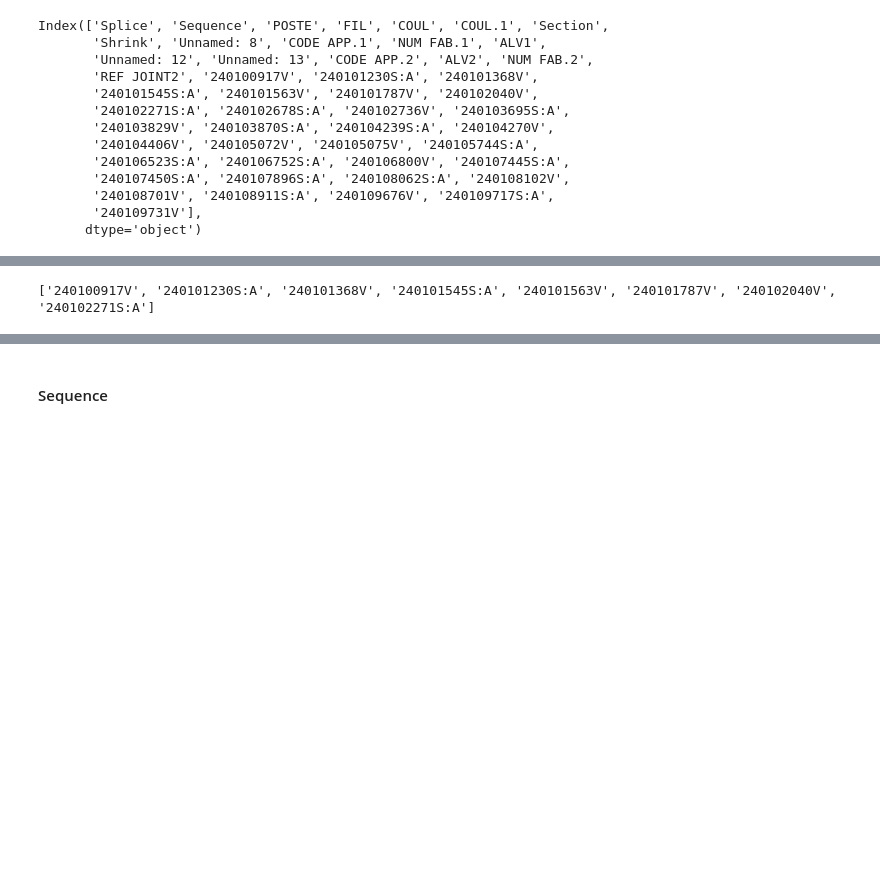
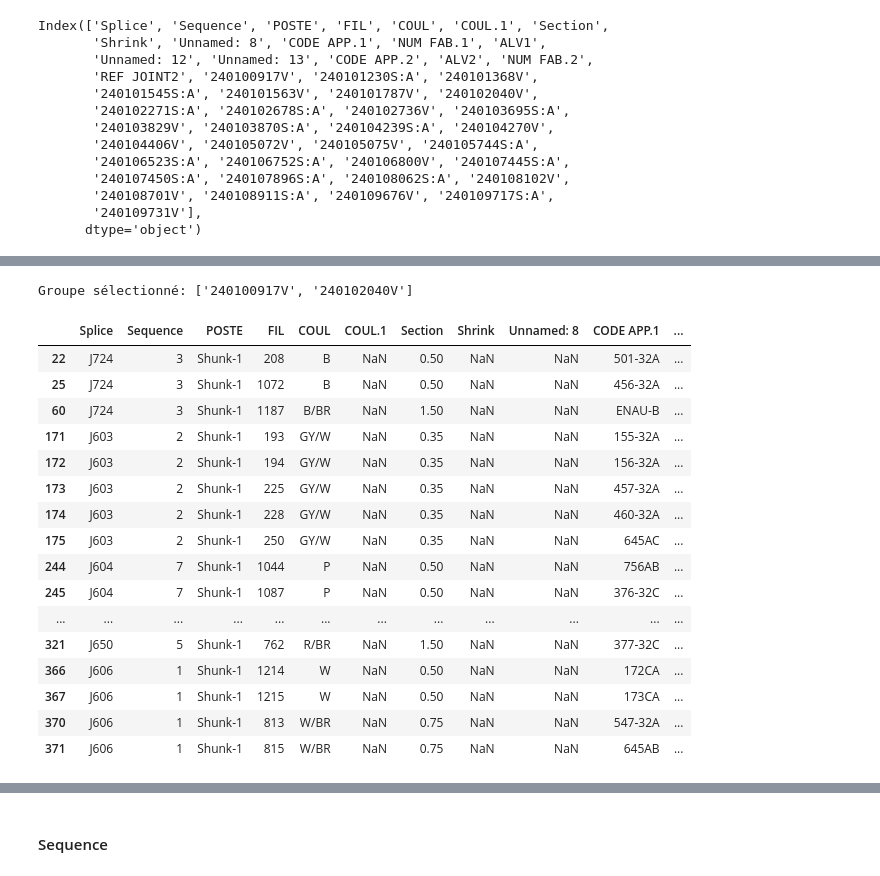
Before and after one commit to Abdelhamid2c/MAP-splice-wire, a Jupyter notebook: Code.ipynb, the cells around one changed output, grey strips where cells are left out. Saved outputs shown, nothing was run; the diff lists cells and outputs as text; code cells hidden in the pictures; blank space fills up the shorter version.

```diff
--- a/Code.ipynb
+++ b/Code.ipynb
@@ -4,7 +86,7 @@ path_data = r"C:\Users\user\Desktop\MAP joint\Data\Data_jointe.xlsx"
 import pandas as pd
 pd.set_option('display.max_columns', None)
 
-df = pd.read_excel(path_data, sheet_name="Principal", )
+df = pd.read_excel(path_data, sheet_name="Principal" )
 # %%
 df.sample(10)
 # %% [output]
@@ -21,0 +104,3 @@ df.sample(10)
+# %%
+df['Sequence'] = df['Sequence'].fillna(0).astype(int)
+df['Sequence'].dtypes
@@ -40,5 +132,5 @@ PN_columns = df.columns.tolist()[18:]
 # %%
-df_sm4 = df[df['POSTE']== 'P2']
+df_sm4 = df[df['POSTE']== 'Shunk-1']
 # %%
 import pandas as pd
 import numpy as np
@@ -125,14 +402,8 @@ Valeurs uniques de SPLICE pour ce groupe (4 valeurs):
 # %%
-# Utiliser le groupe 1 (indice 0)
-group_index = 0
-
-if group_index < len(column_groups) and len(column_groups) > 0:
-    selected_group = column_groups[group_index]
-    print(selected_group)
-#     # Prendre la première colonne du groupe comme référence
-#     reference_column = selected_group[0]
-
-#     # Filtrer le DataFrame où la colonne de référence est égale à 1.0
-    df_group1_eq1 = df_sm4[df_sm4[reference_column] == 1.0]
+def get_df_grp(group_index) :
+    if group_index < len(column_groups) and len(column_groups) > 0:
+        selected_group = column_groups[group_index]
+        print(f"Groupe sélectionné: {selected_group}")
+        reference_column = selected_group[0]
+        df_group1_eq1 = df_sm4[df_sm4[reference_column] == 1.0]
+    return df_group1_eq1
-# %% [output]
-['240100917V', '240101230S:A', '240101368V', '240101545S:A', '240101563V', '240101787V', '240102040V', '240102271S:A']
@@ -141,0 +410,21 @@ for splice in df_group1_eq1['Splice'].unique():
+# %%
+get_df_grp(0)
+# %% [output]
+Groupe sélectionné: ['240100917V', '240102040V']
+|  | Splice | Sequence | POSTE | FIL | COUL | COUL.1 | Section | Shrink | Unnamed: 8 | CODE APP.1 | ... |
+| 22 | J724 | 3 | Shunk-1 | 208 | B | NaN | 0.50 | NaN | NaN | 501-32A | ... |
+| 25 | J724 | 3 | Shunk-1 | 1072 | B | NaN | 0.50 | NaN | NaN | 456-32A | ... |
+| 60 | J724 | 3 | Shunk-1 | 1187 | B/BR | NaN | 1.50 | NaN | NaN | ENAU-B | ... |
+| 171 | J603 | 2 | Shunk-1 | 193 | GY/W | NaN | 0.35 | NaN | NaN | 155-32A | ... |
+| 172 | J603 | 2 | Shunk-1 | 194 | GY/W | NaN | 0.35 | NaN | NaN | 156-32A | ... |
+| 173 | J603 | 2 | Shunk-1 | 225 | GY/W | NaN | 0.35 | NaN | NaN | 457-32A | ... |
+| 174 | J603 | 2 | Shunk-1 | 228 | GY/W | NaN | 0.35 | NaN | NaN | 460-32A | ... |
+| 175 | J603 | 2 | Shunk-1 | 250 | GY/W | NaN | 0.35 | NaN | NaN | 645AC | ... |
+| 244 | J604 | 7 | Shunk-1 | 1044 | P | NaN | 0.50 | NaN | NaN | 756AB | ... |
+| 245 | J604 | 7 | Shunk-1 | 1087 | P | NaN | 0.50 | NaN | NaN | 376-32C | ... |
+| ... | ... | ... | ... | ... | ... | ... | ... | ... | ... | ... | ... |
+| 321 | J650 | 5 | Shunk-1 | 762 | R/BR | NaN | 1.50 | NaN | NaN | 377-32C | ... |
+| 366 | J606 | 1 | Shunk-1 | 1214 | W | NaN | 0.50 | NaN | NaN | 172CA | ... |
+| 367 | J606 | 1 | Shunk-1 | 1215 | W | NaN | 0.50 | NaN | NaN | 173CA | ... |
+| 370 | J606 | 1 | Shunk-1 | 813 | W/BR | NaN | 0.75 | NaN | NaN | 547-32A | ... |
+| 371 | J606 | 1 | Shunk-1 | 815 | W/BR | NaN | 0.75 | NaN | NaN | 645AB | ... |
```
Also changed, not shown: parts of 23 cells of this notebook, 7 other files.
